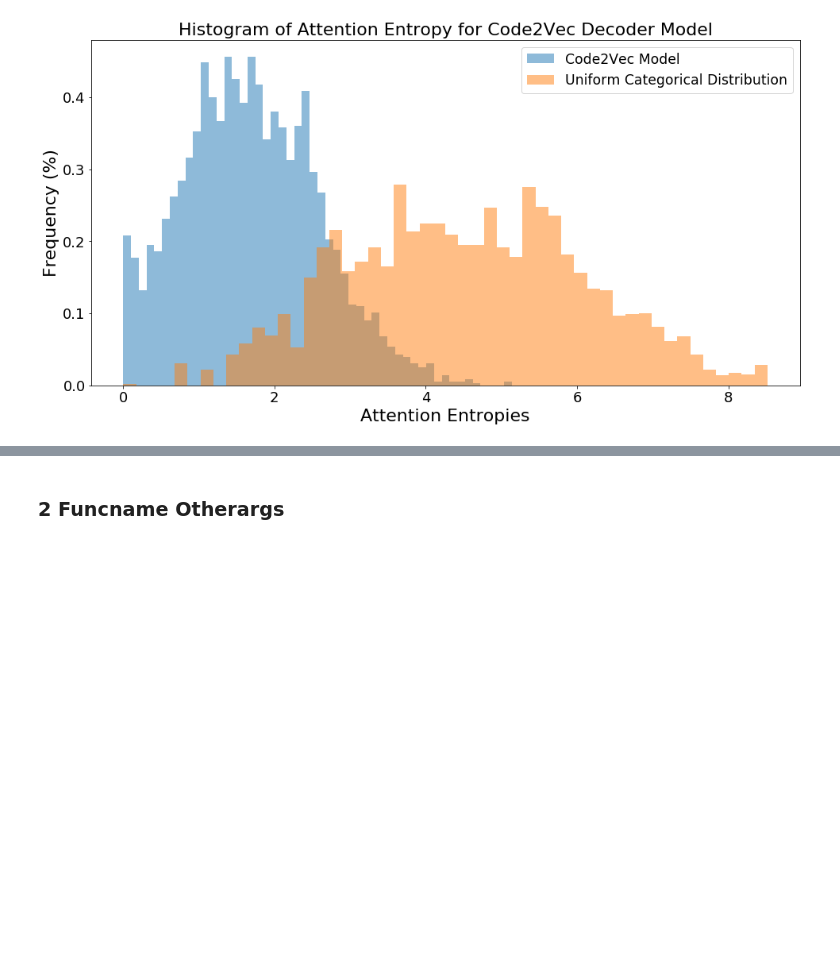
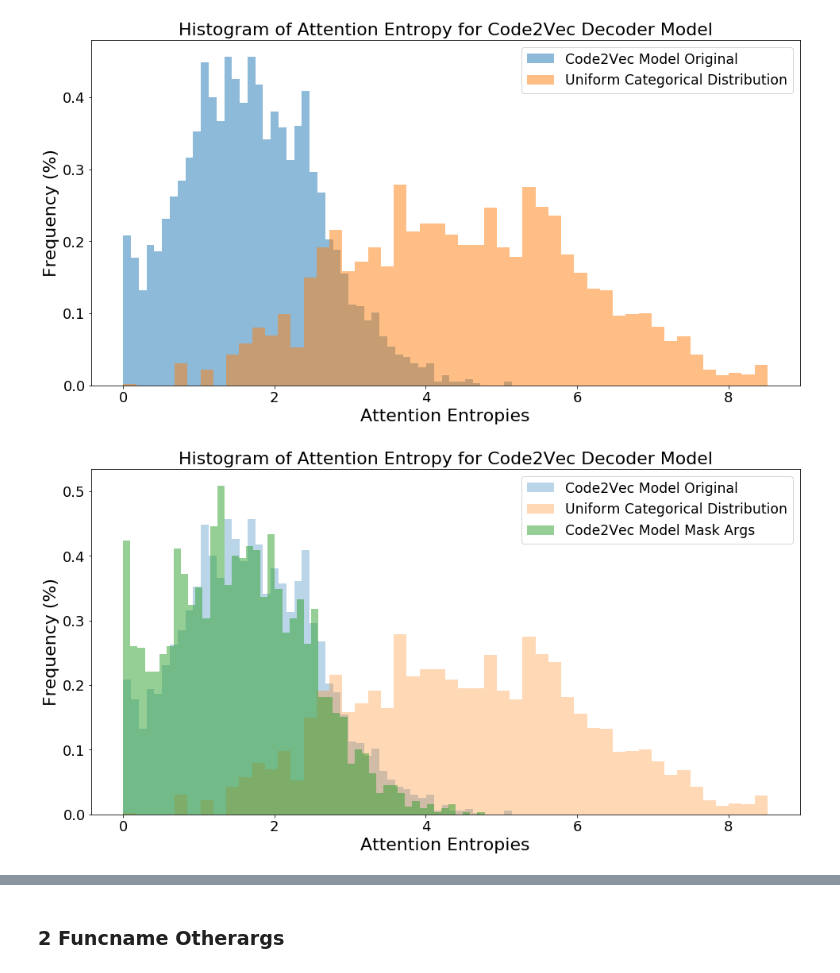
Before and after one commit to cdmatters/automatic_documentation, a Jupyter notebook: InvestigateC2V.ipynb, the cells around one changed output, grey strips where cells are left out. Drawn from its saved outputs; the diff is of its cells as text; code cells hidden in the pictures; blank space fills up the shorter version.

```diff
--- a/InvestigateC2V.ipynb
+++ b/InvestigateC2V.ipynb
@@ -264,6 +268,3 @@ def get_all_attention_weights(nn, data):
         attention.append(attn)
         translation.append(trans)
     return attention, translation, data
-
-
-attn_weights, all_trans, data = get_all_attention_weights(nn, data_tuple.valid)
@@ -270,9 +273,8 @@ attn_weights, all_trans, data = get_all_attention_weights(nn, data_tuple.valid)
 # %%
-def plot_hist(x, y):
+def plot_hist(data_and_labels):
     fig, ax = plt.subplots(1, figsize=(16,8))
-
-    ax.hist(x, density=True , bins=50, alpha=0.5, label='Code2Vec Model')
-    ax.hist(y, density=True, bins=50, alpha=0.5, label='Uniform Categorical Distribution')
+    for x,l,a in data_and_labels:
+        ax.hist(x, density=True , bins=50, alpha=a, label=l)
     ax.set_title("Histogram of Attention Entropy for Code2Vec Decoder Model", fontsize=22)
 #     yt = ax.get_yticks()
 #     set
@@ -287,13 +289,38 @@ def plot_hist(x, y):
     ax.legend(fontsize = 'xx-large')
     plt.show()
 # %%
-(attn_weights_c2v, all_trans_c2v, entropiesc2v) = load_examples( "FOURTH_FIFTH_attn_weight_entropies_CODE2VEC_SOLO",  )
+(attn_weights_c2v, all_trans_c2v, entropies_c2v) = load_examples( "FOURTH_FIFTH_attn_weight_entropies_CODE2VEC_SOLO",  )
+(attn_weights_c2v_margs, all_trans_c2v_margs, entropies_c2v_margs) = load_examples( "FOURTH_FIFTH_attn_weight_entropies_CODE2VEC_MASK_ARGS",  )
+(attn_weights_c2v_mall, all_trans_c2v_mall, entropies_c2v_mall) = load_examples( "FOURTH_FIFTH_attn_weight_entropies_CODE2VEC_MASK_ARGS",  )
+(attn_weights_c2v_enc, all_trans_c2v_enc, entropies_c2v_enc) = load_examples( "SIXTH_attn_weight_entropies_CODE2VEC_ENC",  )
 rows = [np.trim_zeros(row) for array in attn_weights for row in array]
 
 entropies = [-np.sum(r * np.log(r)) for r in rows]
 uniform_entropies = [-np.log(1./len(r)) for r in rows]
-
-plot_hist(entropies,uniform_entropies)
-# sorted(uniform_entropies)
-# %% [output]
-[figure, removed]
+# %%
+plot_hist([
+    (entropies_c2v,'Code2Vec Model Original', 0.5),
+    (uniform_entropies,'Uniform Categorical Distribution', 0.5),
+])
+
+plot_hist([
+    (entropies_c2v,'Code2Vec Model Original', 0.3),
+    (uniform_entropies,'Uniform Categorical Distribution', 0.3),
+    (entropies_c2v_margs,'Code2Vec Model Mask Args', 0.5),
+])
+
+plot_hist([
+    (entropies_c2v,'Code2Vec Model Original', 0.3),
+    (uniform_entropies,'Uniform Categorical Distribution', 0.3),
+    (entropies_c2v_mall,'Code2Vec Model Mask All', 0.5)
+])
+
+plot_hist([
+    (entropies_c2v,'Code2Vec Model Original', 0.3),
+    (uniform_entropies,'Uniform Categorical Distribution', 0.3),
+    (entropies,'Code2Vec Encoder', 0.5)
+])
+# sorted(uniform_entropies)
+# %% [output]
+[figure, added]
+[figure, added]
```
Also changed, not shown: parts of 5 cells of this notebook, 1 other file.
